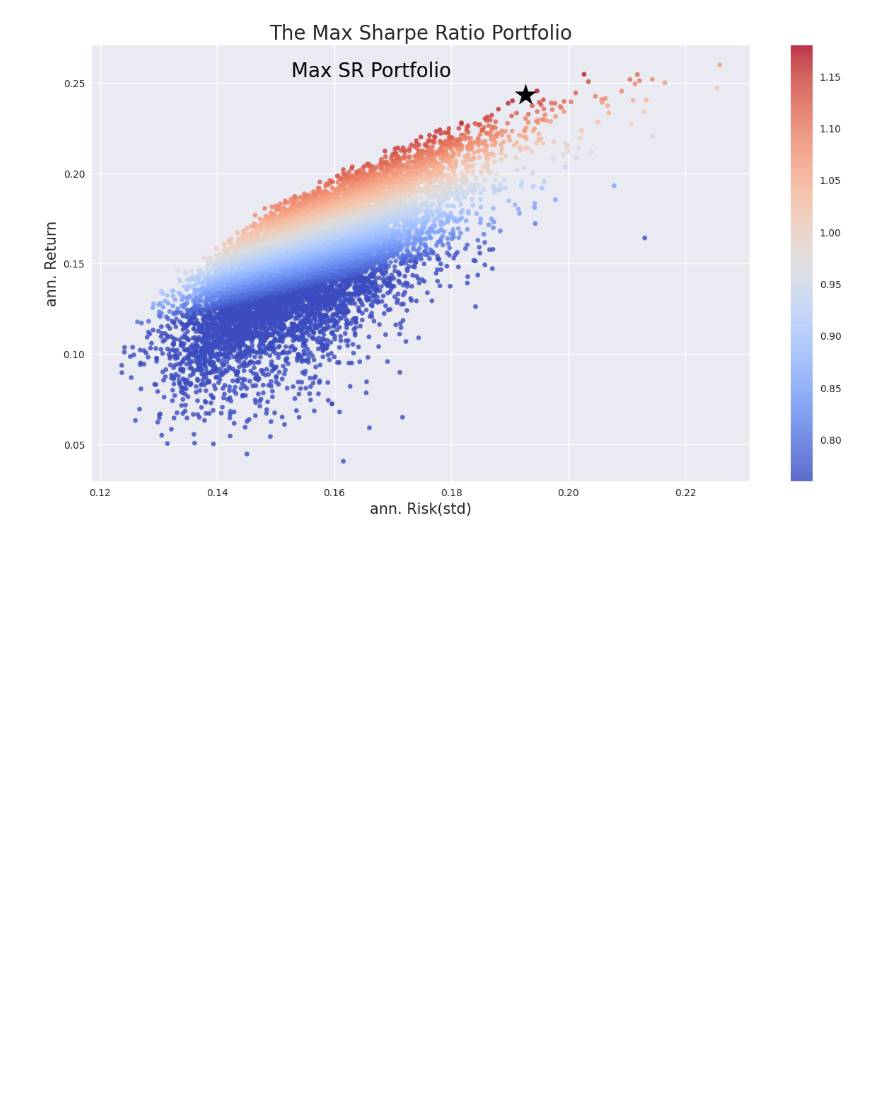
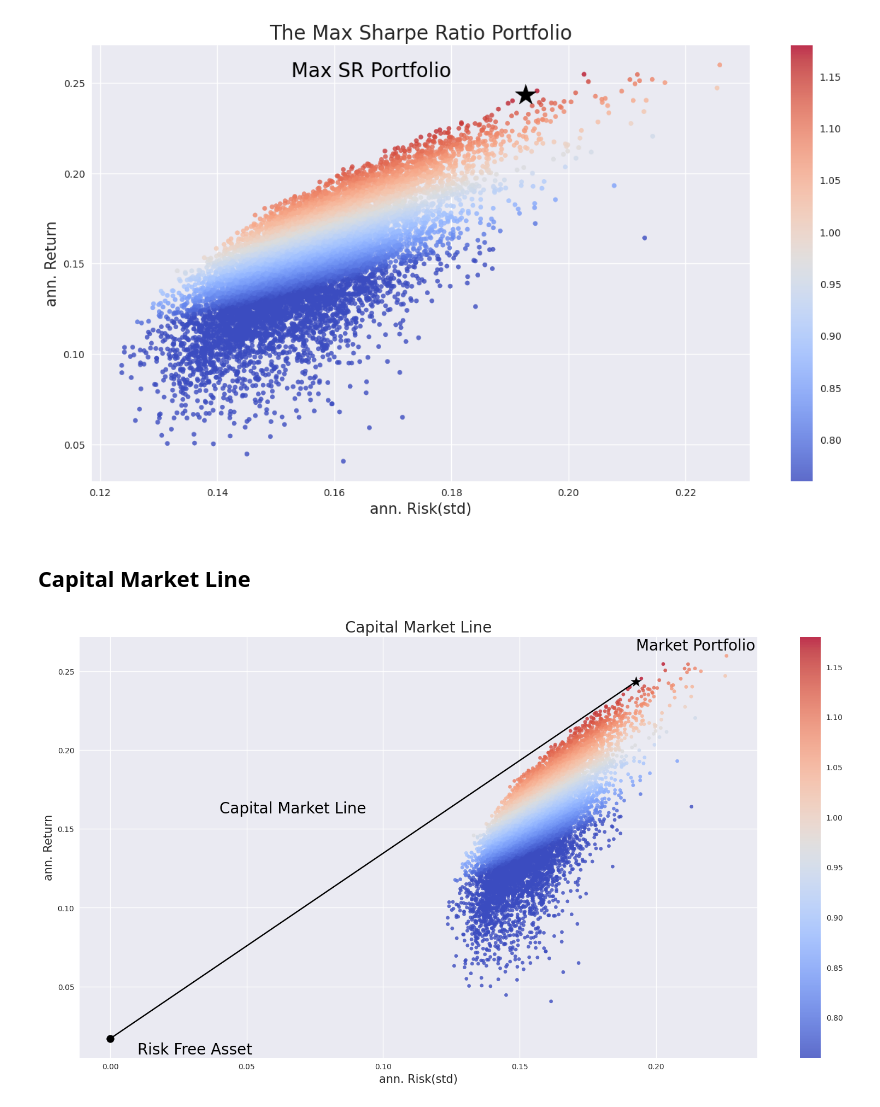
Before and after one commit to JamieW365/finance_projects, a Jupyter notebook: notebooks/portfolio_theory.ipynb, the cells around one changed output. Saved outputs shown, nothing was run; the diff lists cells and outputs as text; code cells hidden in the pictures; blank space fills up the shorter version.

Commit message:
capital market line

```diff
--- a/notebooks/portfolio_theory.ipynb
+++ b/notebooks/portfolio_theory.ipynb
@@ -542,3 +542,21 @@ plt.title("The Max Sharpe Ratio Portfolio", fontsize = 20)
 plt.show()
 # %% [output]
 [figure]
+# %% [markdown]
+## Capital Market Line
+# %%
+plt.figure(figsize = (20, 10))
+plt.scatter(port_summary.loc[:, "Risk"], port_summary.loc[:, "Return"], s= 20, c = port_summary.iloc[:, 2], cmap = "coolwarm", vmin = 0.76, vmax = 1.18, alpha = 0.8)
+plt.colorbar()
+plt.scatter(summary.loc["MP", "Risk"], summary.loc["MP", "Return"],s= 200, c = "black", marker = "*")
+plt.annotate("Market Portfolio", xy=(summary.iloc[6, 1], summary.iloc[6, 0]+0.02), size = 20, color = "black")
+plt.scatter(rf[1], rf[0], s = 100, marker = "o", c = "black")
+plt.annotate("Risk Free Asset", xy = (rf[1] + 0.01, rf[0] - 0.01), size = 20, color = "black")
+plt.plot([rf[1],summary.loc["MP", "Risk"]], [rf[0],summary.loc["MP", "Return"]], c = "black")
+plt.annotate("Capital Market Line", xy = (0.04, 0.16), size = 20, color = "black")
+plt.xlabel("ann. Risk(std)", fontsize = 15)
+plt.ylabel("ann. Return", fontsize = 15)
+plt.title("Capital Market Line", fontsize = 20)
+plt.show()
+# %% [output]
+[figure, added]
```
